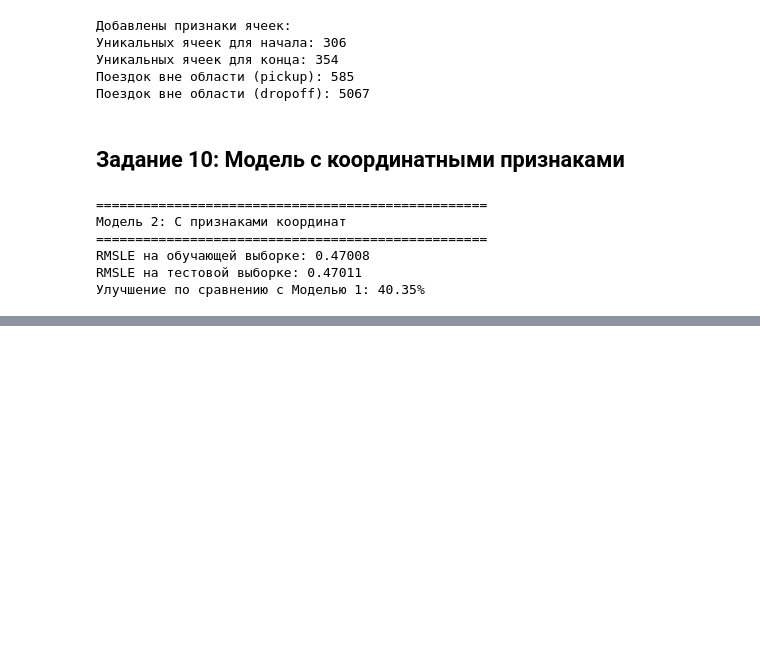
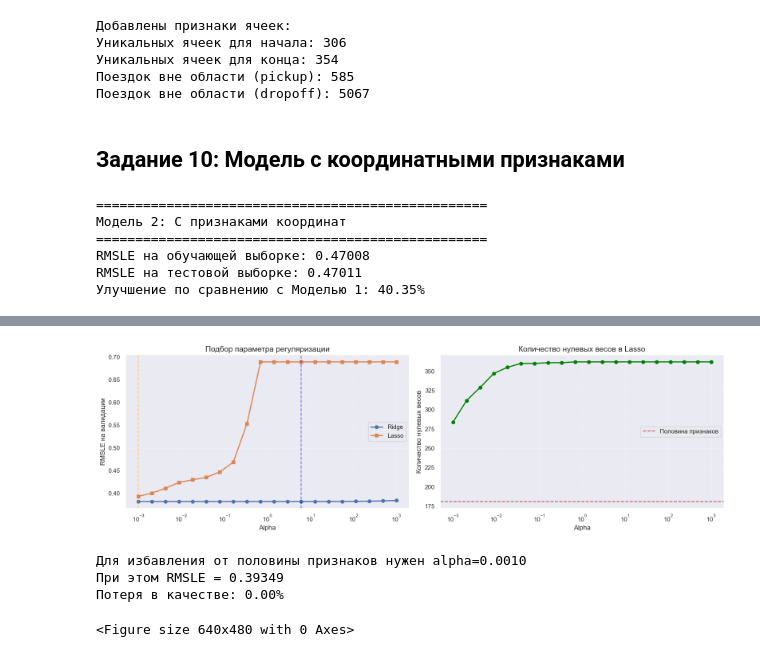
Before and after one commit to damakalshchikov/machine-learning, a Jupyter notebook: laboratory_work2.ipynb, the cells around one changed output, grey strips where cells are left out. Drawn from its saved outputs; the diff is of its cells as text; code cells hidden in the pictures; blank space fills up the shorter version.

```diff
--- a/laboratory_work2.ipynb
+++ b/laboratory_work2.ipynb
@@ -991,0 +1244,12 @@ RMSLE на тестовой выборке: 0.47011
+# %%
+# Обучаем модель на очищенных данных
+X_train_clean = train_df_clean[categorical_features_3 + numerical_features_3]
+
+model_4 = Pipeline([("preprocessor", preprocessor_3), ("regressor", Ridge())])
+model_4.fit(X_train_clean, y_train_clean)
+
+y_pred_train_4 = model_4.predict(X_train_clean)
+y_pred_test_4 = model_4.predict(X_test_3)
+
+rmsle_train_4 = rmsle(y_train_clean, y_pred_train_4)
+rmsle_test_4 = rmsle(y_test, y_pred_test_4)
@@ -991,0 +1274,7 @@ RMSLE на тестовой выборке: 0.47011
+# %%
+# Считаем количество признаков
+X_transformed = preprocessor_3.fit_transform(X_train_clean)
+print(
+    f"Количество признаков до кодирования: {len(categorical_features_3 + numerical_features_3)}"
+)
+print(f"Количество признаков после OneHot-кодирования: {X_transformed.shape[1]}")
@@ -991,0 +1383,46 @@ RMSLE на тестовой выборке: 0.47011
+# %%
+# Визуализируем результаты
+fig, axes = plt.subplots(1, 2, figsize=(16, 5))
+
+# График зависимости RMSLE от alpha
+axes[0].plot(alphas, ridge_scores, "o-", label="Ridge", linewidth=2)
+axes[0].plot(alphas, lasso_scores, "s-", label="Lasso", linewidth=2)
+axes[0].axvline(alphas[best_ridge_idx], color="blue", linestyle="--", alpha=0.5)
+axes[0].axvline(alphas[best_lasso_idx], color="orange", linestyle="--", alpha=0.5)
+axes[0].set_xscale("log")
+axes[0].set_xlabel("Alpha", fontsize=12)
+axes[0].set_ylabel("RMSLE на валидации", fontsize=12)
+axes[0].set_title("Подбор параметра регуляризации", fontsize=14)
+axes[0].legend()
+axes[0].grid(True, alpha=0.3)
+
+# График количества нулевых весов в Lasso
+axes[1].plot(alphas, lasso_n_zeros, "o-", color="green", linewidth=2)
+axes[1].axhline(
+    X_transformed.shape[1] / 2, color="r", linestyle="--", label="Половина признаков"
+)
+axes[1].set_xscale("log")
+axes[1].set_xlabel("Alpha", fontsize=12)
+axes[1].set_ylabel("Количество нулевых весов", fontsize=12)
+axes[1].set_title("Количество нулевых весов в Lasso", fontsize=14)
+axes[1].legend()
+axes[1].grid(True, alpha=0.3)
+
+plt.tight_layout()
+plt.show()
+plt.savefig("data/output/laboratory_work2/regularization_tuning.png")
+
+# Находим alpha, при котором половина весов = 0
+half_features = X_transformed.shape[1] / 2
+idx_half = np.argmin(np.abs(np.array(lasso_n_zeros) - half_features))
+print(f"\nДля избавления от половины признаков нужен alpha={alphas[idx_half]:.4f}")
+print(f"При этом RMSLE = {lasso_scores[idx_half]:.5f}")
+print(
+    f"Потеря в качестве: {(lasso_scores[idx_half] - lasso_scores[best_lasso_idx]) / lasso_scores[best_lasso_idx] * 100:.2f}%"
+)
+# %% [output]
+[figure, added]
+Для избавления от половины признаков нужен alpha=0.0010
+При этом RMSLE = 0.39349
+Потеря в качестве: 0.00%
+<Figure size 640x480 with 0 Axes>
```
Also changed, not shown: parts of 35 cells of this notebook.
